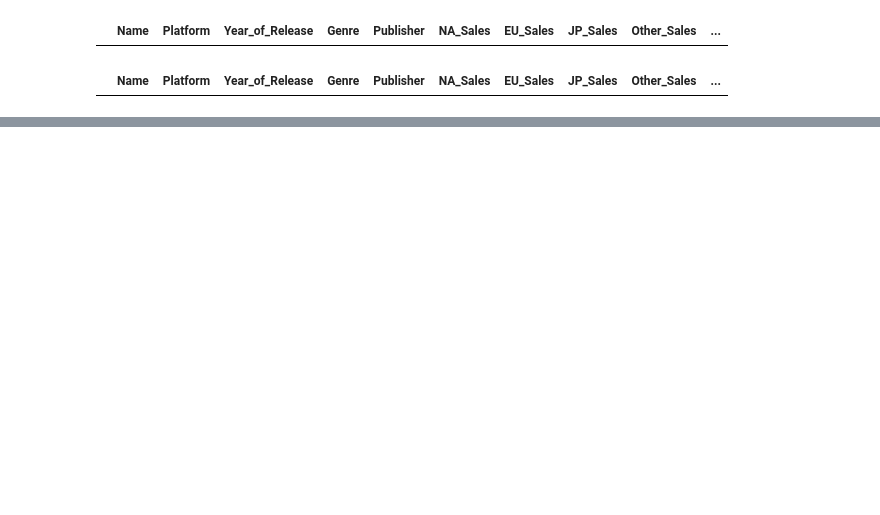
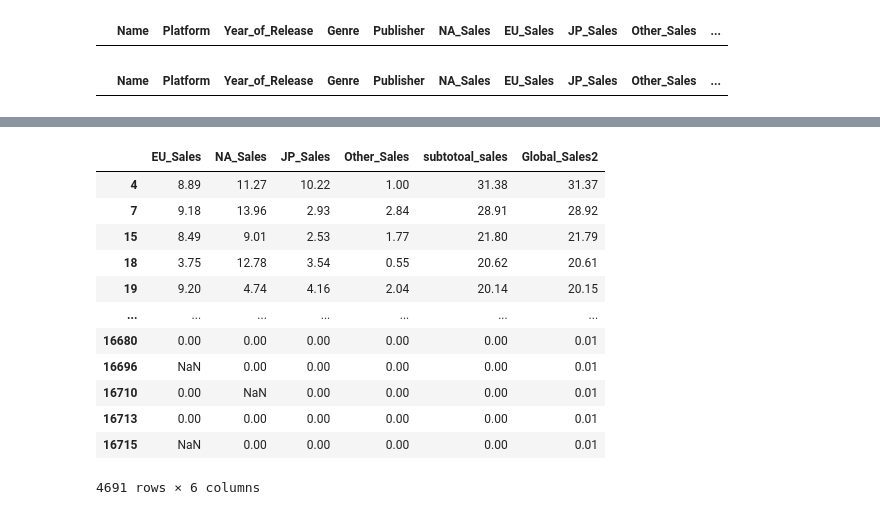
Before and after one commit to JUrielCerecero/analisis-de-datos-de-videojuegos, a Jupyter notebook: etl.ipynb, the cells around one changed output, grey strips where cells are left out. Saved outputs shown, nothing was run; the diff lists cells and outputs as text; code cells hidden in the pictures; blank space fills up the shorter version.

```diff
--- a/etl.ipynb
+++ b/etl.ipynb
@@ -398,0 +524,17 @@ Name: count, dtype: int64
+# %%
+dfvideogamessales['subtotoal_sales']=round(dfvideogamessales[['EU_Sales','NA_Sales','JP_Sales','Other_Sales']].sum(axis=1),2)
+dfvideogamessales[['EU_Sales','NA_Sales','JP_Sales','Other_Sales','subtotoal_sales','Global_Sales2']][dfvideogamessales['subtotoal_sales']!=dfvideogamessales['Global_Sales2']]
+# %% [output]
+|  | EU_Sales | NA_Sales | JP_Sales | Other_Sales | subtotoal_sales | Global_Sales2 |
+| 4 | 8.89 | 11.27 | 10.22 | 1.00 | 31.38 | 31.37 |
+| 7 | 9.18 | 13.96 | 2.93 | 2.84 | 28.91 | 28.92 |
+| 15 | 8.49 | 9.01 | 2.53 | 1.77 | 21.80 | 21.79 |
+| 18 | 3.75 | 12.78 | 3.54 | 0.55 | 20.62 | 20.61 |
+| 19 | 9.20 | 4.74 | 4.16 | 2.04 | 20.14 | 20.15 |
+| ... | ... | ... | ... | ... | ... | ... |
+| 16680 | 0.00 | 0.00 | 0.00 | 0.00 | 0.00 | 0.01 |
+| 16696 | NaN | 0.00 | 0.00 | 0.00 | 0.00 | 0.01 |
+| 16710 | 0.00 | NaN | 0.00 | 0.00 | 0.00 | 0.01 |
+| 16713 | 0.00 | 0.00 | 0.00 | 0.00 | 0.00 | 0.01 |
+| 16715 | NaN | 0.00 | 0.00 | 0.00 | 0.00 | 0.01 |
+4691 rows × 6 columns
```
Also changed, not shown: parts of 64 cells of this notebook, 3 other files.
